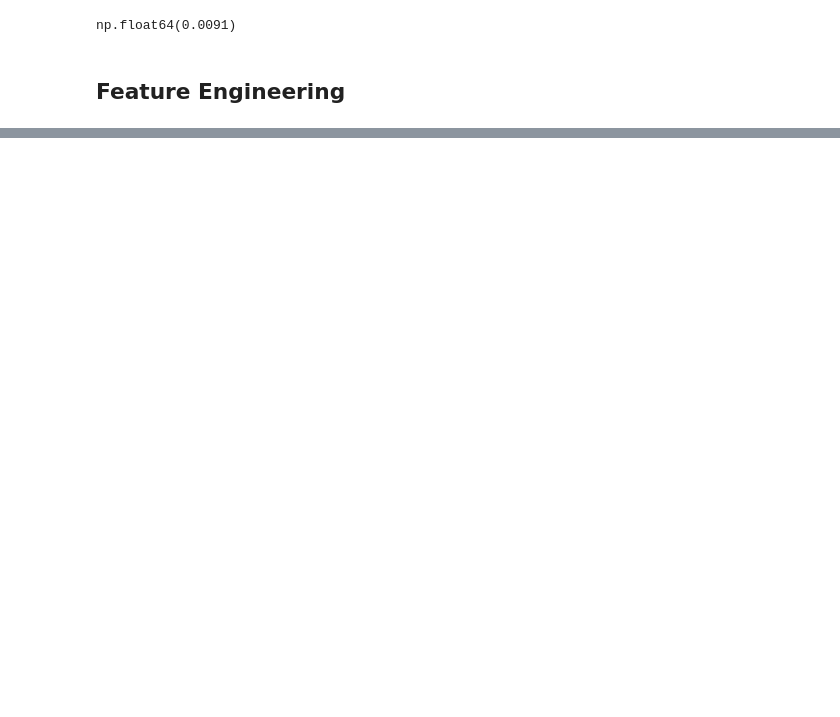
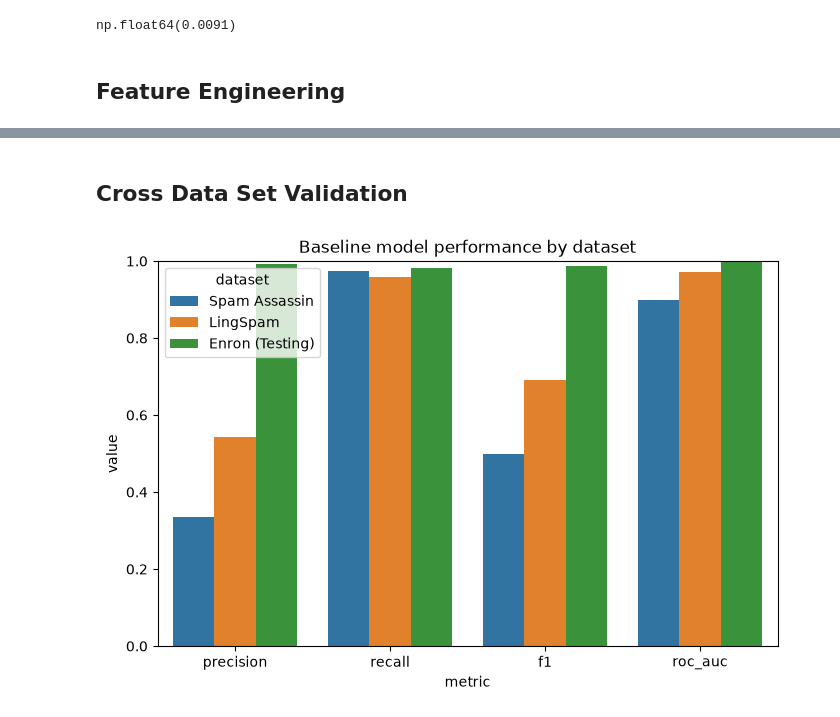
Before and after one commit to mabsimms/aiml-course-capstone, a Jupyter notebook: data-exploration.ipynb, the cells around one changed output, grey strips where cells are left out. Cells and saved outputs as stored; diff of their text form; code cells hidden in the pictures; blank space fills up the shorter version.

```diff
--- a/data-exploration.ipynb
+++ b/data-exploration.ipynb
@@ -223,0 +318,3 @@ Matplotlib is building the font cache; this may take a moment.
+# %%
+predictions = base_model.predict(X_test)
+probability = base_model.predict_proba(X_test)[:, 1]
@@ -223,0 +346,2 @@ Matplotlib is building the font cache; this may take a moment.
+# %% [markdown]
+## Cross Data Set Validation
@@ -223,0 +362,37 @@ Matplotlib is building the font cache; this may take a moment.
+# %%
+results = {}
+
+evaluation_data_sets = {
+    'Spam Assassin': df_spam_assassin,
+    'LingSpam': df_lingspam
+}
+
+for name, df in evaluation_data_sets.items():
+    df_a = prep_df(df, name, "Body", "Subject", "Label")
+    df_b = engineer_features(df_a)
+
+    constant_features = [col for col in feature_cols if df_b[col].nunique() == 1]
+    df_c = df_b.drop(columns=constant_features)
+
+    df_c['text'] = df_c["Subject"] + " " + df_c["Body"]
+    df_ready = df_c.drop_duplicates(subset=["text"], keep="first")
+
+    results[name] = evaluate_model(base_model, vectorizer, df_ready, "text", "Label")
+
+results['Enron (Testing)'] = evaluate_model(base_model, vectorizer, df_test, "text", "Label")
+
+metrics = ["precision", "recall", "f1", "roc_auc"]
+rows = [
+    {"dataset": name, "metric": metric, "value": result[metric]}
+    for name, result in results.items()
+    for metric in metrics
+]
+df_comparison = pd.DataFrame(rows)
+# %%
+fig, ax = plt.subplots(figsize=(8, 5))
+sns.barplot(data=df_comparison, x="metric", y="value", hue="dataset", ax=ax)
+ax.set_ylim(0, 1)
+ax.set_title("Baseline model performance by dataset")
+plt.show()
+# %% [output]
+[figure, added]
```
Also changed, not shown: parts of 20 cells of this notebook, 3 other files.
